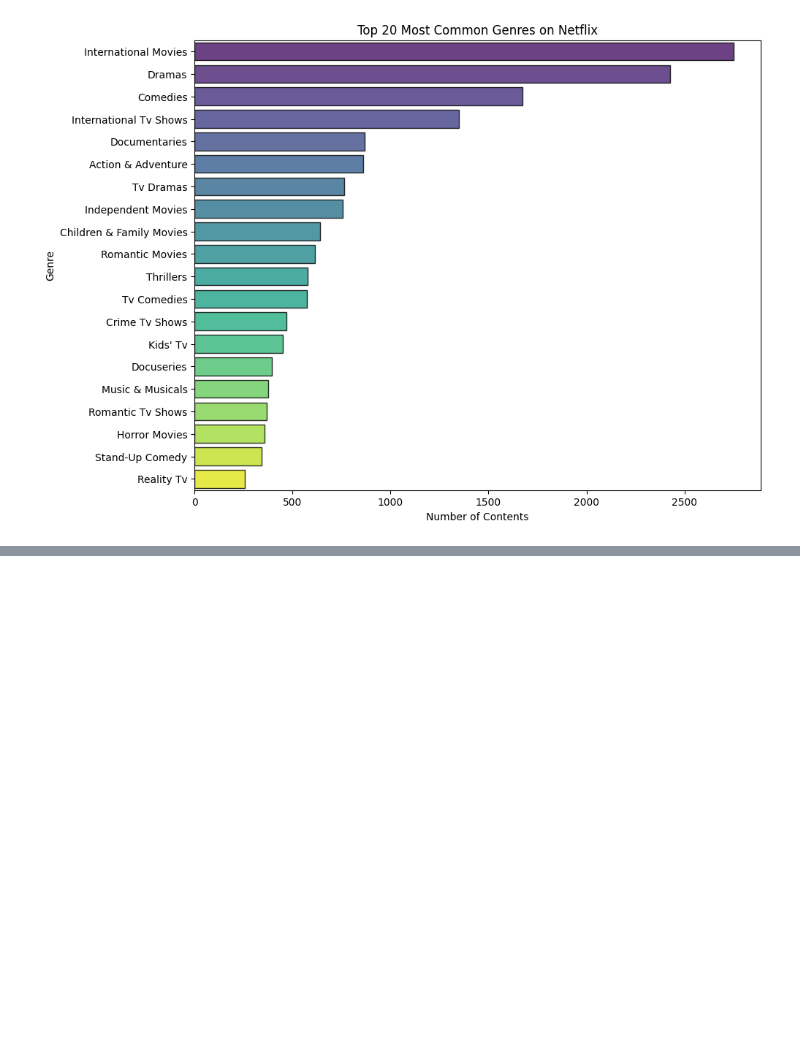
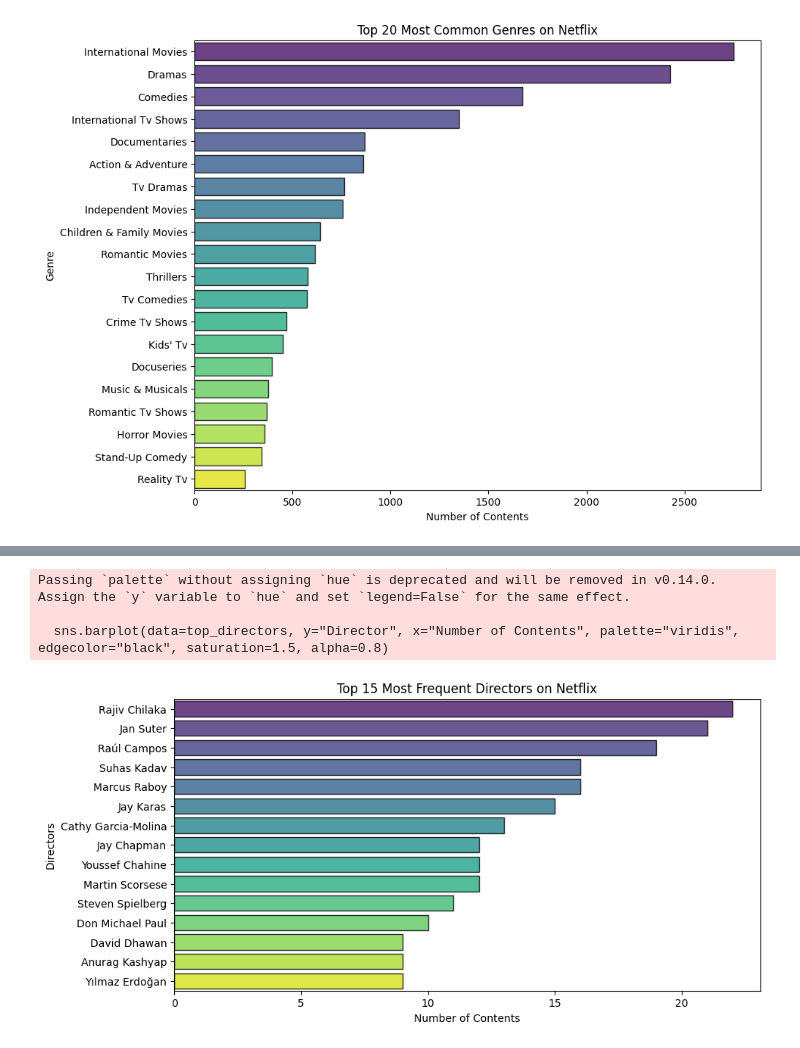
Before and after one commit to mertechcloud/Netflix-Content-Analytics, a Jupyter notebook: Notebooks/03_exploratory_data_analysis.ipynb, the cells around one changed output, grey strips where cells are left out. Saved outputs shown, nothing was run; the diff lists cells and outputs as text; code cells hidden in the pictures; blank space fills up the shorter version.

```diff
--- a/Notebooks/03_exploratory_data_analysis.ipynb
+++ b/Notebooks/03_exploratory_data_analysis.ipynb
@@ -338,0 +455,10 @@ International Movies, Drama and Comedy-related genres are among the most common
+# %%
+# Business Question #7
+# Who are the most frequent Directors on Netflix?
+director_df=df.copy()
+director_df= director_df[director_df["Director"]!= "Unknown"]       # Filter the DataFrame to exclude rows where the Director is "Unknown"
+director_df["Director"]= director_df["Director"].str.split(", ")      # Split the "Director" column into a list of directors
+director_df= director_df.explode("Director")        # Explode the "Director" column to create a new row for each director
+director_df["Director"]= director_df["Director"].str.strip()        # Remove extra spaces
+top_directors= director_df["Director"].value_counts().head(15).reset_index(name="Number of Contents")     # Calculate the top 15 most frequent directors
+top_directors
@@ -338,0 +482,13 @@ International Movies, Drama and Comedy-related genres are among the most common
+# %%
+# Bar chart to visualize the top 15 most frequent directors on Netflix
+plt.figure(figsize=(10, 5))
+sns.barplot(data=top_directors, y="Director", x="Number of Contents", palette="viridis", edgecolor="black", saturation=1.5, alpha=0.8)
+plt.title("Top 15 Most Frequent Directors on Netflix")
+plt.xlabel("Number of Contents")
+plt.ylabel("Directors")
+plt.show()
+# %% [output]
+Passing `palette` without assigning `hue` is deprecated and will be removed in v0.14.0. Assign the `y` variable to `hue` and set `legend=False` for the same effect.
+
+  sns.barplot(data=top_directors, y="Director", x="Number of Contents", palette="viridis", edgecolor="black", saturation=1.5, alpha=0.8)
+[figure, added]
```
Also changed, not shown: parts of 22 cells of this notebook, 8 other files.
